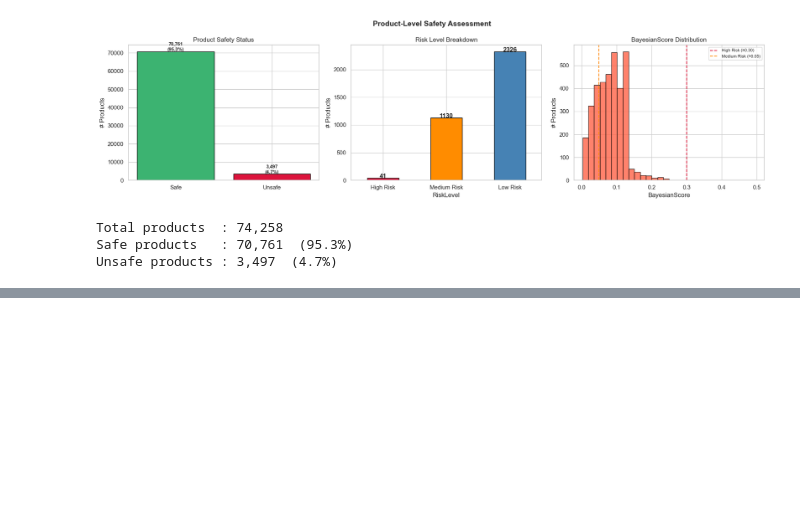
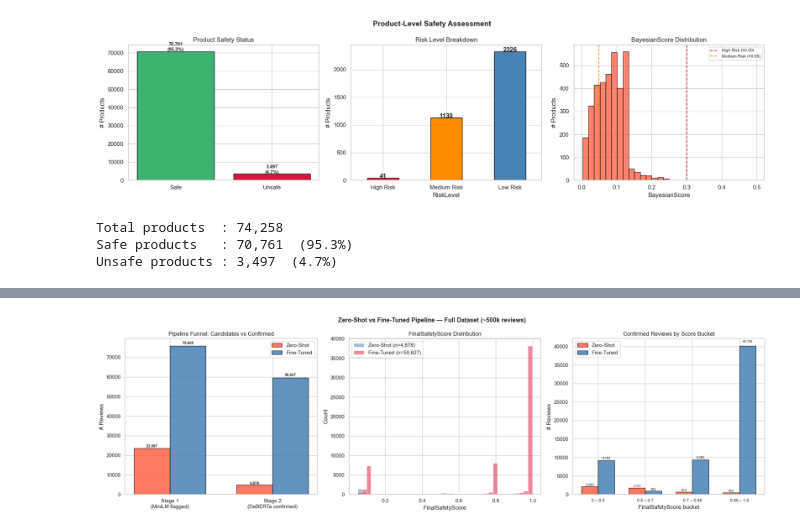
Before and after one commit to clickbytedev/bigdata-amazon-food-review, a Jupyter notebook: food_safety_simple.ipynb, the cells around one changed output, grey strips where cells are left out. Saved outputs shown, nothing was run; the diff lists cells and outputs as text; code cells hidden in the pictures; blank space fills up the shorter version.

```diff
--- a/food_safety_simple.ipynb
+++ b/food_safety_simple.ipynb
@@ -753,0 +1567,17 @@ Unsafe products : 3,497  (4.7%)
+# %%
+# ── 9.4  Late Weighting (same logic as Section 4) ────────────────────
+# FTScore is the binary classifier confidence for 'hazard'.
+# Apply star-rating penalty via the same get_weight() defined in Section 4.
+
+confirmed_ft = confirmed_ft.copy()
+confirmed_ft['Weight']           = confirmed_ft['Score'].apply(get_weight)
+confirmed_ft['FinalSafetyScore'] = (confirmed_ft['FTScore'] * confirmed_ft['Weight']).round(4)
+
+print('=== FinalSafetyScore After Weighting (Fine-Tuned Pipeline) ===')
+print(confirmed_ft['FinalSafetyScore'].describe().round(4).to_string())
+
+before_ft = int((confirmed_ft['FTScore']          >= 0.85).sum())
+after_ft  = int((confirmed_ft['FinalSafetyScore'] >= 0.85).sum())
+print(f'\nFTScore (raw)    >= 0.85 : {before_ft:,}')
+print(f'FinalSafetyScore >= 0.85 : {after_ft:,}')
+print(f'Suppressed by weighting  : {before_ft - after_ft:,}')
@@ -753,0 +1716,75 @@ Unsafe products : 3,497  (4.7%)
+# %%
+# ── 10.2  Visualisation — Zero-Shot vs Fine-Tuned ─────────────────────
+
+fig, axes = plt.subplots(1, 3, figsize=(20, 6))
+fig.suptitle('Zero-Shot vs Fine-Tuned Pipeline — Full Dataset (~500k reviews)',
+             fontsize=13, fontweight='bold')
+
+width = 0.35
+x2    = np.arange(2)
+
+# ── Panel 1: Pipeline funnel — Stage 1 vs Stage 2 grouped bars ────────
+counts_zs_bar = [_n_minilm,    _n_confirmed]
+counts_ft_bar = [_n_minilm_ft, _n_confirmed_ft]
+
+bars_zs1 = axes[0].bar(x2 - width / 2, counts_zs_bar, width,
+                       label='Zero-Shot',  color='tomato',    edgecolor='black', alpha=0.85)
+bars_ft1 = axes[0].bar(x2 + width / 2, counts_ft_bar, width,
+                       label='Fine-Tuned', color='steelblue', edgecolor='black', alpha=0.85)
+axes[0].set_xticks(x2)
+axes[0].set_xticklabels(['Stage 1\n(MiniLM flagged)', 'Stage 2\n(DeBERTa confirmed)'])
+axes[0].set_title('Pipeline Funnel: Candidates vs Confirmed')
+axes[0].set_ylabel('# Reviews')
+axes[0].legend()
+for bar in list(bars_zs1) + list(bars_ft1):
+    axes[0].text(
+        bar.get_x() + bar.get_width() / 2,
+        bar.get_height() * 1.01,
+        f'{int(bar.get_height()):,}',
+        ha='center', va='bottom', fontsize=8, fontweight='bold'
+    )
+
+# ── Panel 2: FinalSafetyScore histogram overlay ────────────────────────
+axes[1].hist(confirmed['FinalSafetyScore'],    bins=40, color='steelblue', alpha=0.5,
+             label=f'Zero-Shot (n={len(confirmed):,})')
+axes[1].hist(confirmed_ft['FinalSafetyScore'], bins=40, color='crimson',   alpha=0.5,
+             label=f'Fine-Tuned (n={len(confirmed_ft):,})')
+axes[1].set_title('FinalSafetyScore Distribution')
+axes[1].set_xlabel('FinalSafetyScore')
+axes[1].set_ylabel('Count')
+axes[1].legend()
+
+# ── Panel 3: Confirmed reviews per score bucket — grouped bar ──────────
+_bucket_labels = ['0 – 0.5', '0.5 – 0.7', '0.7 – 0.85', '0.85 – 1.0']
+_edges         = [0.0, 0.5, 0.7, 0.85, 1.01]
+
+def _bucket_counts(scores):
+    return [
+        int(((scores >= lo) & (scores < hi)).sum())
+        for lo, hi in zip(_edges[:-1], _edges[1:])
+    ]
+
+bkt_zs = _bucket_counts(confirmed['FinalSafetyScore'])
+bkt_ft = _bucket_counts(confirmed_ft['FinalSafetyScore'])
+
+x3       = np.arange(len(_bucket_labels))
+bars_zs3 = axes[2].bar(x3 - width / 2, bkt_zs, width,
+                       label='Zero-Shot',  color='tomato',    edgecolor='black', alpha=0.85)
+bars_ft3 = axes[2].bar(x3 + width / 2, bkt_ft, width,
+                       label='Fine-Tuned', color='steelblue', edgecolor='black', alpha=0.85)
+axes[2].set_xticks(x3)
+axes[2].set_xticklabels(_bucket_labels, fontsize=9)
+axes[2].set_title('Confirmed Reviews by Score Bucket')
+axes[2].set_xlabel('FinalSafetyScore bucket')
+axes[2].set_ylabel('# Reviews')
+axes[2].legend()
+for bar in list(bars_zs3) + list(bars_ft3):
+    h = bar.get_height()
+    if h > 0:
+        axes[2].text(bar.get_x() + bar.get_width() / 2, h * 1.02,
+                     f'{int(h):,}', ha='center', va='bottom', fontsize=7)
+
+plt.tight_layout()
+plt.show()
+# %% [output]
+[figure, added]
```
Also changed, not shown: parts of 18 cells of this notebook, 22 other files.
